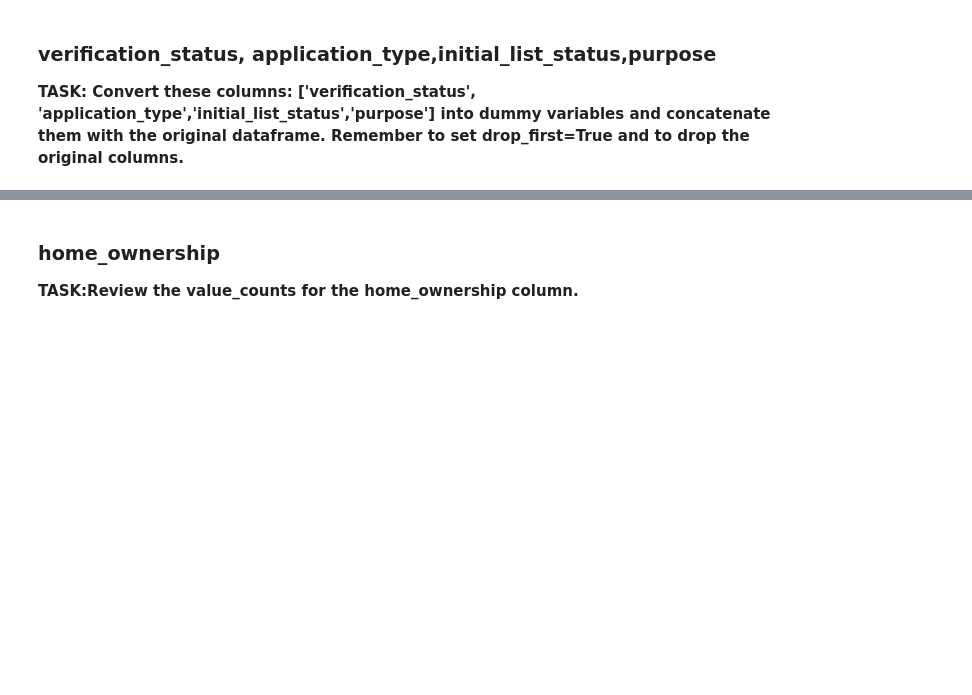
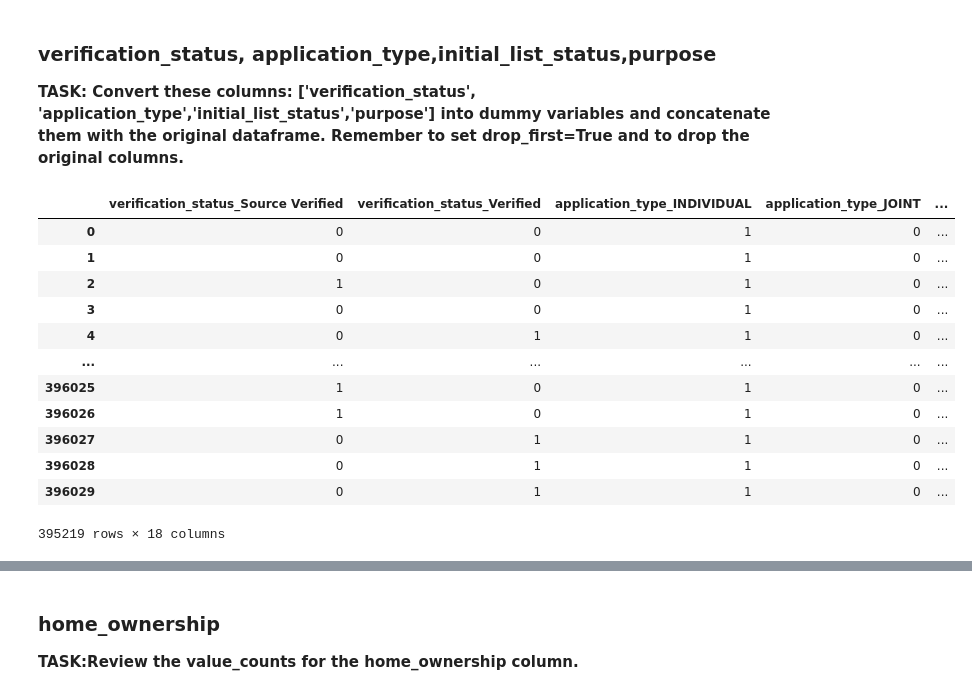
Before and after one commit to Tarawanti/tensorflow_practise, a Jupyter notebook: tensorflow_project_excercise_06122019.ipynb, the cells around one changed output, grey strips where cells are left out. Cells and saved outputs as stored; diff of their text form; code cells hidden in the pictures; blank space fills up the shorter version.

```diff
--- a/tensorflow_project_excercise_06122019.ipynb
+++ b/tensorflow_project_excercise_06122019.ipynb
@@ -708,0 +688,2 @@ Index(['home_ownership', 'verification_status', 'issue_d', 'loan_status',
+# %%
+df = pd.concat([df.drop('sub_grade', axis=1), dummies], axis=1)
@@ -713,0 +716,20 @@ Index(['home_ownership', 'verification_status', 'issue_d', 'loan_status',
+# %%
+dummies = pd.get_dummies(df[['verification_status', 'application_type',\
+                             'initial_list_status','purpose']], \
+                         drop_first=True)
+# %%
+dummies
+# %% [output]
+|  | verification_status_Source Verified | verification_status_Verified | application_type_INDIVIDUAL | application_type_JOINT | ... |
+| 0 | 0 | 0 | 1 | 0 | ... |
+| 1 | 0 | 0 | 1 | 0 | ... |
+| 2 | 1 | 0 | 1 | 0 | ... |
+| 3 | 0 | 0 | 1 | 0 | ... |
+| 4 | 0 | 1 | 1 | 0 | ... |
+| ... | ... | ... | ... | ... | ... |
+| 396025 | 1 | 0 | 1 | 0 | ... |
+| 396026 | 1 | 0 | 1 | 0 | ... |
+| 396027 | 0 | 1 | 1 | 0 | ... |
+| 396028 | 0 | 1 | 1 | 0 | ... |
+| 396029 | 0 | 1 | 1 | 0 | ... |
+395219 rows × 18 columns
```
Also changed, not shown: parts of 104 cells of this notebook, 1 other file.
